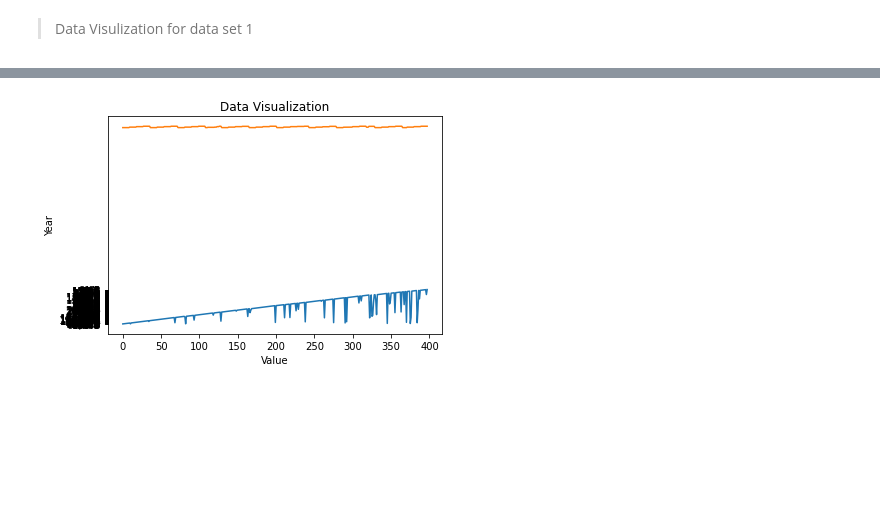
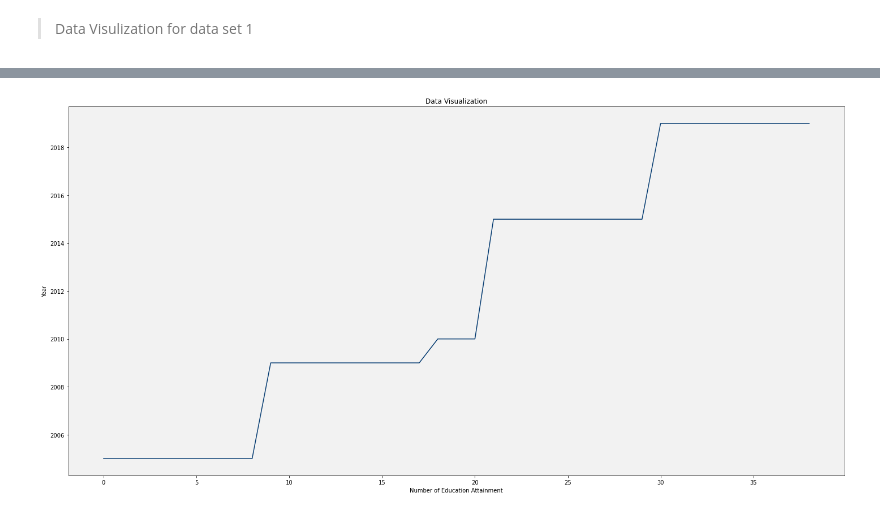
Before and after one commit to suzettecomia/3206-The-Rising-Squad, a Jupyter notebook: Quality_Education_Enhancement_Lead_to_Economic_Growth.ipynb, the cells around one changed output, grey strips where cells are left out. Drawn from its saved outputs; the diff is of its cells as text; code cells hidden in the pictures; blank space fills up the shorter version.

```diff
--- a/Quality_Education_Enhancement_Lead_to_Economic_Growth.ipynb
+++ b/Quality_Education_Enhancement_Lead_to_Economic_Growth.ipynb
@@ -12,7 +12,7 @@ from google.colab import data_table
 # %% [markdown]
 **Datasets of Education**
 # %%
-urldataset1 = 'https://raw.githubusercontent.com/suzettecomia/ITBA3206-The-Rising-Squad/main/Datasets/Datasets_Education_Updated.csv'
+urldataset1 = 'https://raw.githubusercontent.com/suzettecomia/ITBA3206-The-Rising-Squad/main/Datasets/datasets_philippines.csv'
 # %%
 dataset1 = pd.read_csv(urldataset1,encoding='latin-1')
 # %%
@@ -99,12 +122,15 @@ plt.scatter(x = dataset1['Series'] ,y = dataset1['Value'])
 # %%
-plt.plot(dataset1['Value'])
-plt.plot(dataset1['Year'])
+ph_vis = dataset1.loc[dataset1['Country'] == 'Philippines']
 
+a = np.array(ph_vis['Year'])
+f = plt.figure(tight_layout=True)
+f.set_figwidth(20)
+f.set_figheight(10)
+plt.plot(a, c='#063c72')
 plt.title("Data Visualization")
-
-plt.xlabel('Value')
-plt.ylabel('Year')
+plt.xlabel("Number of Education Attainment")
+plt.ylabel("Year")
 
 plt.show()
 # %% [output]
-[figure, old version]
+[figure, new version]
```
Also changed, not shown: parts of 14 cells of this notebook.
